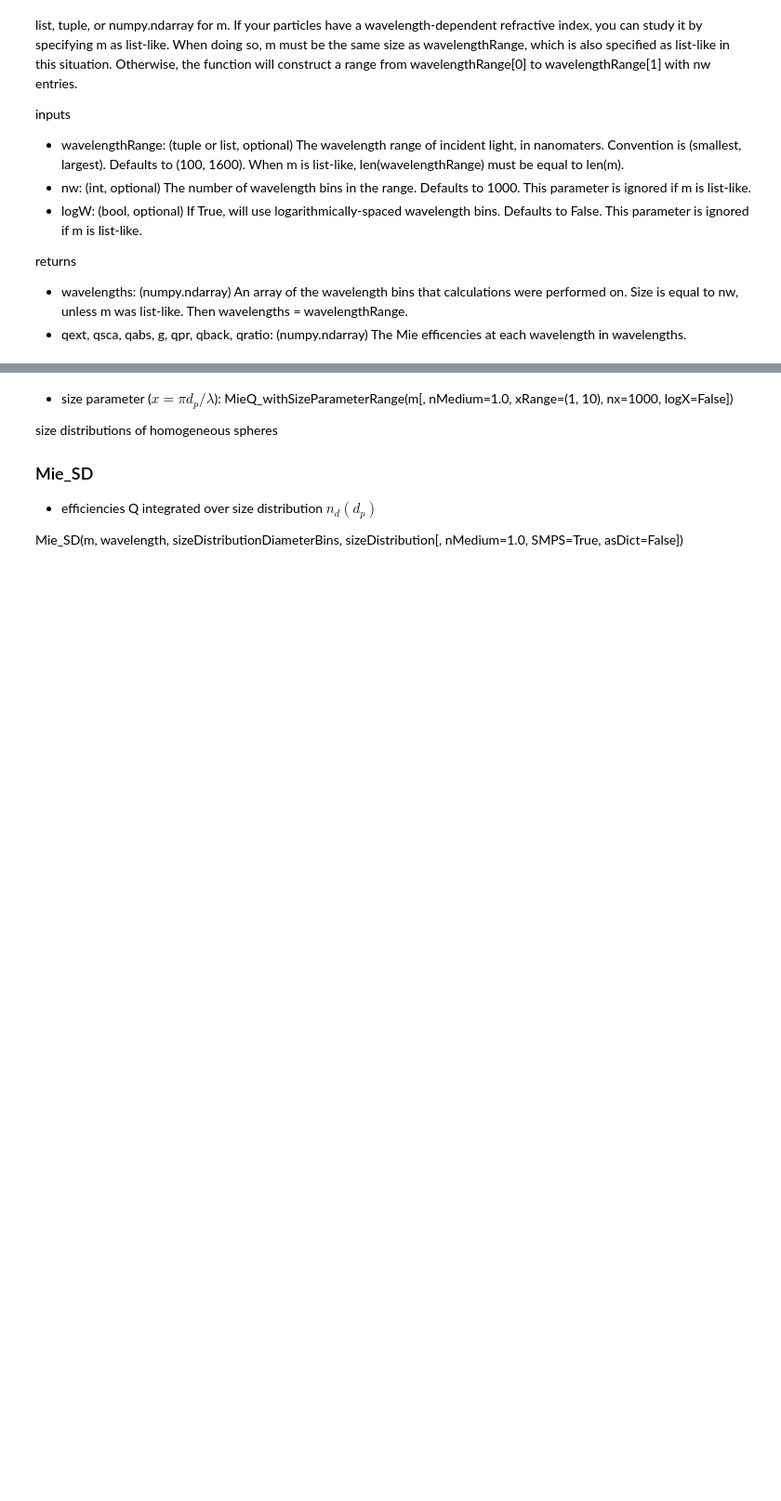
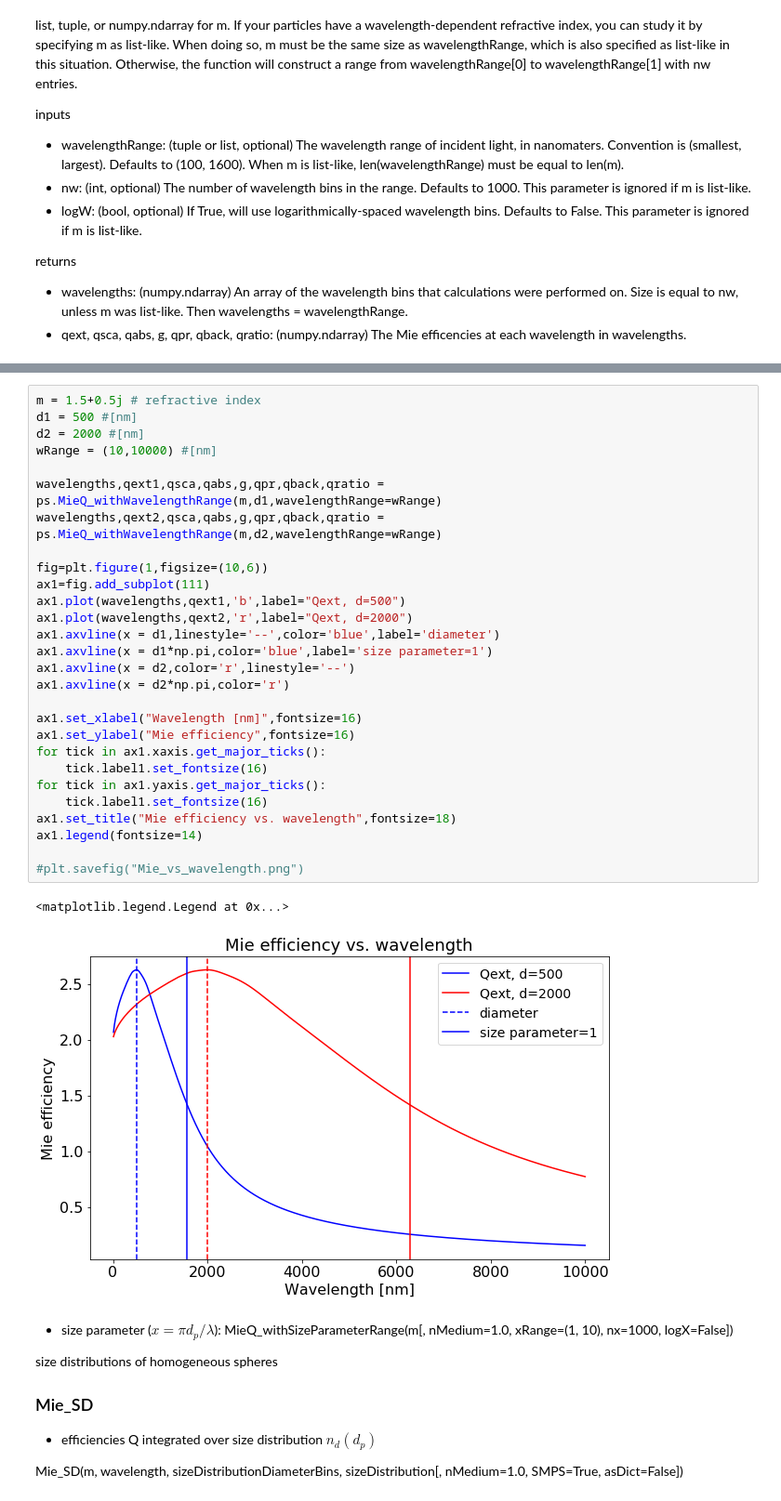
Before and after one commit to claraross1/ross_thesis, a Jupyter notebook: pymiescatt/pymiescatt testing.ipynb, the cells around one changed output, grey strips where cells are left out. Shown at 93% size. Drawn from its saved outputs; the diff is of its cells as text; blank space fills up the shorter version.

```diff
--- a/pymiescatt/pymiescatt testing.ipynb
+++ b/pymiescatt/pymiescatt testing.ipynb
@@ -210,3 +237,34 @@ ax1.legend(fontsize=14)
+# %%
+m = 1.5+0.5j # refractive index
+d1 = 500 #[nm]
+d2 = 2000 #[nm]
+wRange = (10,10000) #[nm]
+
+wavelengths,qext1,qsca,qabs,g,qpr,qback,qratio = ps.MieQ_withWavelengthRange(m,d1,wavelengthRange=wRange)
+wavelengths,qext2,qsca,qabs,g,qpr,qback,qratio = ps.MieQ_withWavelengthRange(m,d2,wavelengthRange=wRange)
+
+fig=plt.figure(1,figsize=(10,6))
+ax1=fig.add_subplot(111)
+ax1.plot(wavelengths,qext1,'b',label="Qext, d=500")
+ax1.plot(wavelengths,qext2,'r',label="Qext, d=2000")
+ax1.axvline(x = d1,linestyle='--',color='blue',label='diameter')
+ax1.axvline(x = d1*np.pi,color='blue',label='size parameter=1')
+ax1.axvline(x = d2,color='r',linestyle='--')
+ax1.axvline(x = d2*np.pi,color='r')
+
+ax1.set_xlabel("Wavelength [nm]",fontsize=16)
+ax1.set_ylabel("Mie efficiency",fontsize=16)
+for tick in ax1.xaxis.get_major_ticks():
+    tick.label1.set_fontsize(16)
+for tick in ax1.yaxis.get_major_ticks():
+    tick.label1.set_fontsize(16)
+ax1.set_title("Mie efficiency vs. wavelength",fontsize=18)
+ax1.legend(fontsize=14)
+
+#plt.savefig("Mie_vs_wavelength.png")
+# %% [output]
+<matplotlib.legend.Legend at 0x...>
+[figure, added]
 # %% [markdown]
 
 - size parameter ($x = \pi d_p /\lambda$): MieQ_withSizeParameterRange(m[, nMedium=1.0, xRange=(1, 10), nx=1000, logX=False])
```
Also changed, not shown: parts of 15 cells of this notebook.
